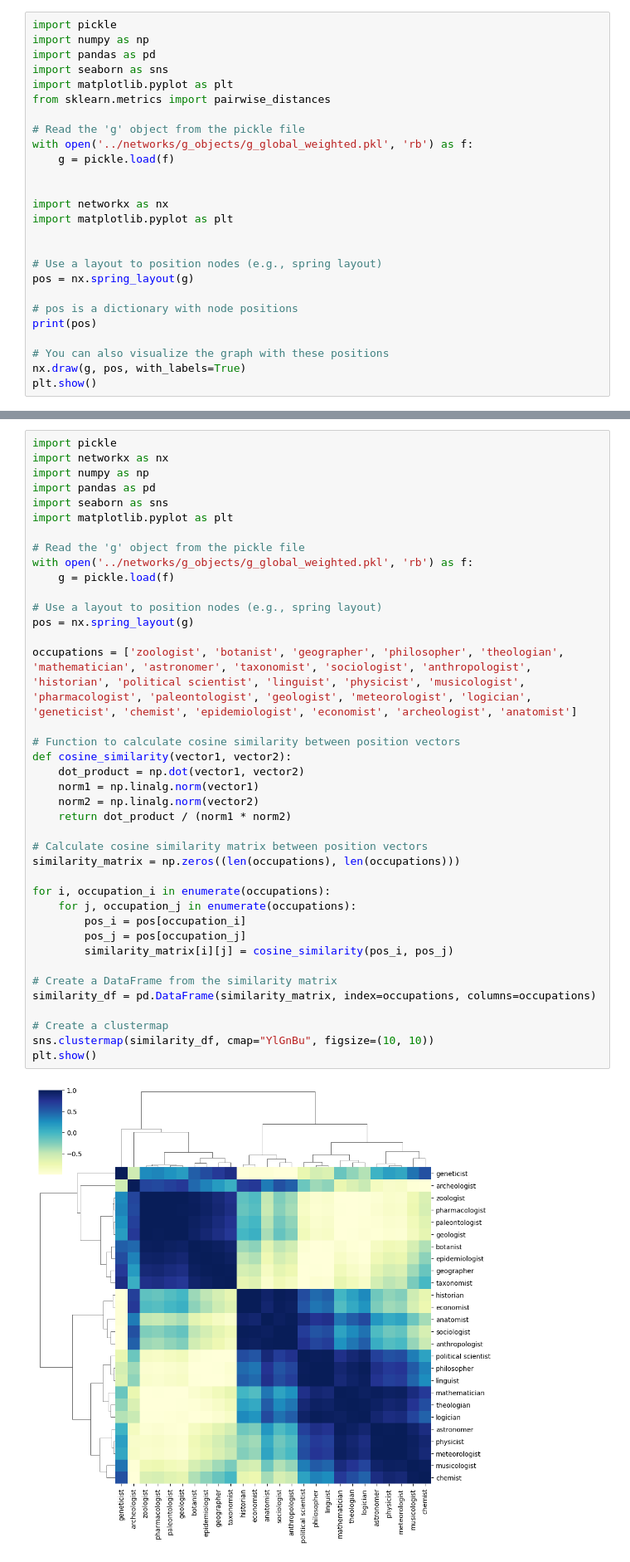
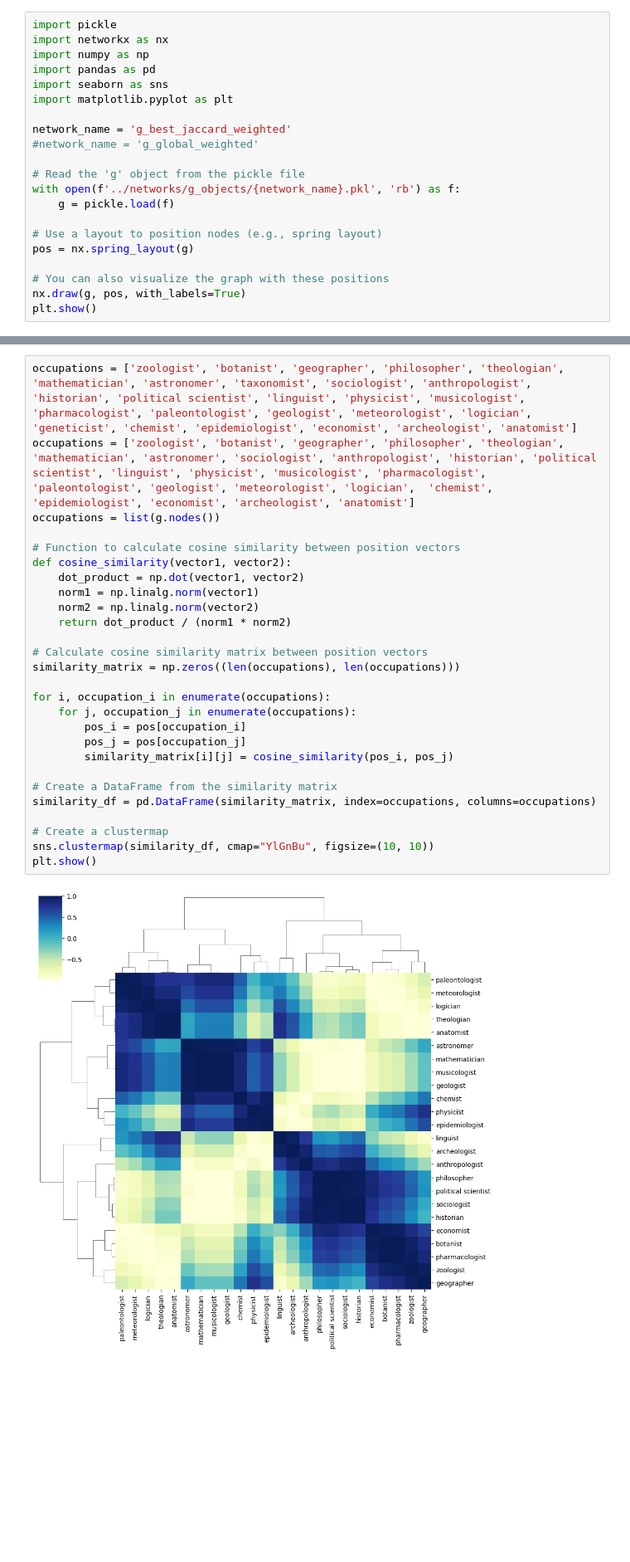
Before and after one commit to charlesdedampierre/science_history, a Jupyter notebook: notebooks/disatnce_similairy_from_graph.ipynb, the cells around one changed output, grey strips where cells are left out. Shown at 83% size. Drawn from its saved outputs; the diff is of its cells as text; blank space fills up the shorter version.

```diff
--- a/notebooks/disatnce_similairy_from_graph.ipynb
+++ b/notebooks/disatnce_similairy_from_graph.ipynb
@@ -1,26 +1,21 @@
 # %%
 import pickle
+import networkx as nx
 import numpy as np
 import pandas as pd
 import seaborn as sns
 import matplotlib.pyplot as plt
-from sklearn.metrics import pairwise_distances
+
+network_name = 'g_best_jaccard_weighted'
+#network_name = 'g_global_weighted'
 
 # Read the 'g' object from the pickle file
-with open('../networks/g_objects/g_global_weighted.pkl', 'rb') as f:
+with open(f'../networks/g_objects/{network_name}.pkl', 'rb') as f:
     g = pickle.load(f)
-
-
-import networkx as nx
-import matplotlib.pyplot as plt
-
 
 # Use a layout to position nodes (e.g., spring layout)
 pos = nx.spring_layout(g)
 
-# pos is a dictionary with node positions
-print(pos)
-
 # You can also visualize the graph with these positions
 nx.draw(g, pos, with_labels=True)
 plt.show()
@@ -27,41 +24,29 @@ plt.show()
 # %%
-import pickle
-import networkx as nx
-import numpy as np
-import pandas as pd
-import seaborn as sns
-import matplotlib.pyplot as plt
-
-# Read the 'g' object from the pickle file
-with open('../networks/g_objects/g_global_weighted.pkl', 'rb') as f:
-    g = pickle.load(f)
-
-# Use a layout to position nodes (e.g., spring layout)
-pos = nx.spring_layout(g)
-
 occupations = ['zoologist', 'botanist', 'geographer', 'philosopher', 'theologian', 'mathematician', 'astronomer', 'taxonomist', 'sociologist', 'anthropologist', 'historian', 'political scientist', 'linguist', 'physicist', 'musicologist', 'pharmacologist', 'paleontologist', 'geologist', 'meteorologist', 'logician', 'geneticist', 'chemist', 'epidemiologist', 'economist', 'archeologist', 'anatomist']
+occupations = ['zoologist', 'botanist', 'geographer', 'philosopher', 'theologian', 'mathematician', 'astronomer', 'sociologist', 'anthropologist', 'historian', 'political scientist', 'linguist', 'physicist', 'musicologist', 'pharmacologist', 'paleontologist', 'geologist', 'meteorologist', 'logician',  'chemist', 'epidemiologist', 'economist', 'archeologist', 'anatomist']
+occupations = list(g.nodes())
 
 # Function to calculate cosine similarity between position vectors
 def cosine_similarity(vector1, vector2):
     dot_product = np.dot(vector1, vector2)
     norm1 = np.linalg.norm(vector1)
     norm2 = np.linalg.norm(vector2)
     return dot_product / (norm1 * norm2)
 
 # Calculate cosine similarity matrix between position vectors
 similarity_matrix = np.zeros((len(occupations), len(occupations)))
 
 for i, occupation_i in enumerate(occupations):
     for j, occupation_j in enumerate(occupations):
         pos_i = pos[occupation_i]
         pos_j = pos[occupation_j]
         similarity_matrix[i][j] = cosine_similarity(pos_i, pos_j)
 
 # Create a DataFrame from the similarity matrix
 similarity_df = pd.DataFrame(similarity_matrix, index=occupations, columns=occupations)
 
 # Create a clustermap
 sns.clustermap(similarity_df, cmap="YlGnBu", figsize=(10, 10))
 plt.show()
 # %% [output]
-[figure, old version]
+[figure, new version]
```
Also changed, not shown: parts of 1 cell of this notebook, 4 other files.
